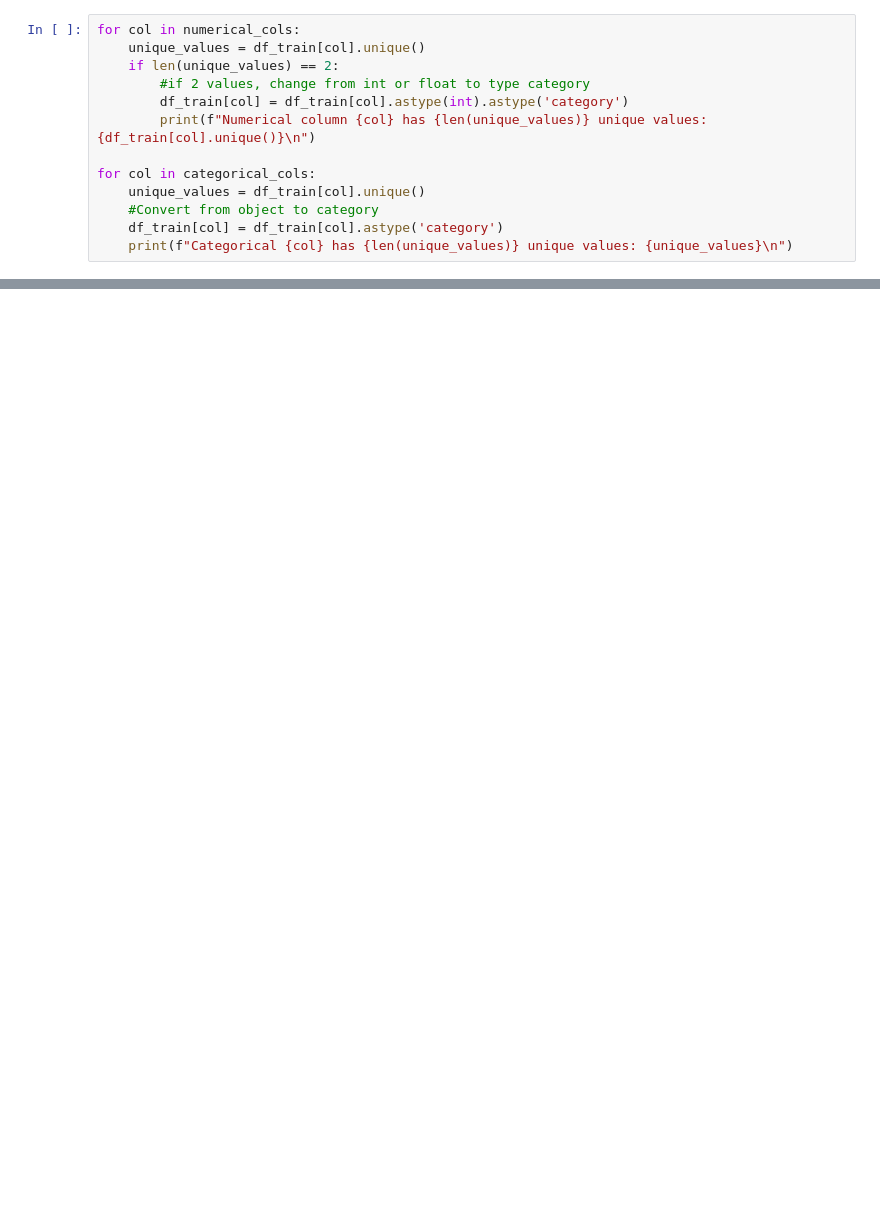
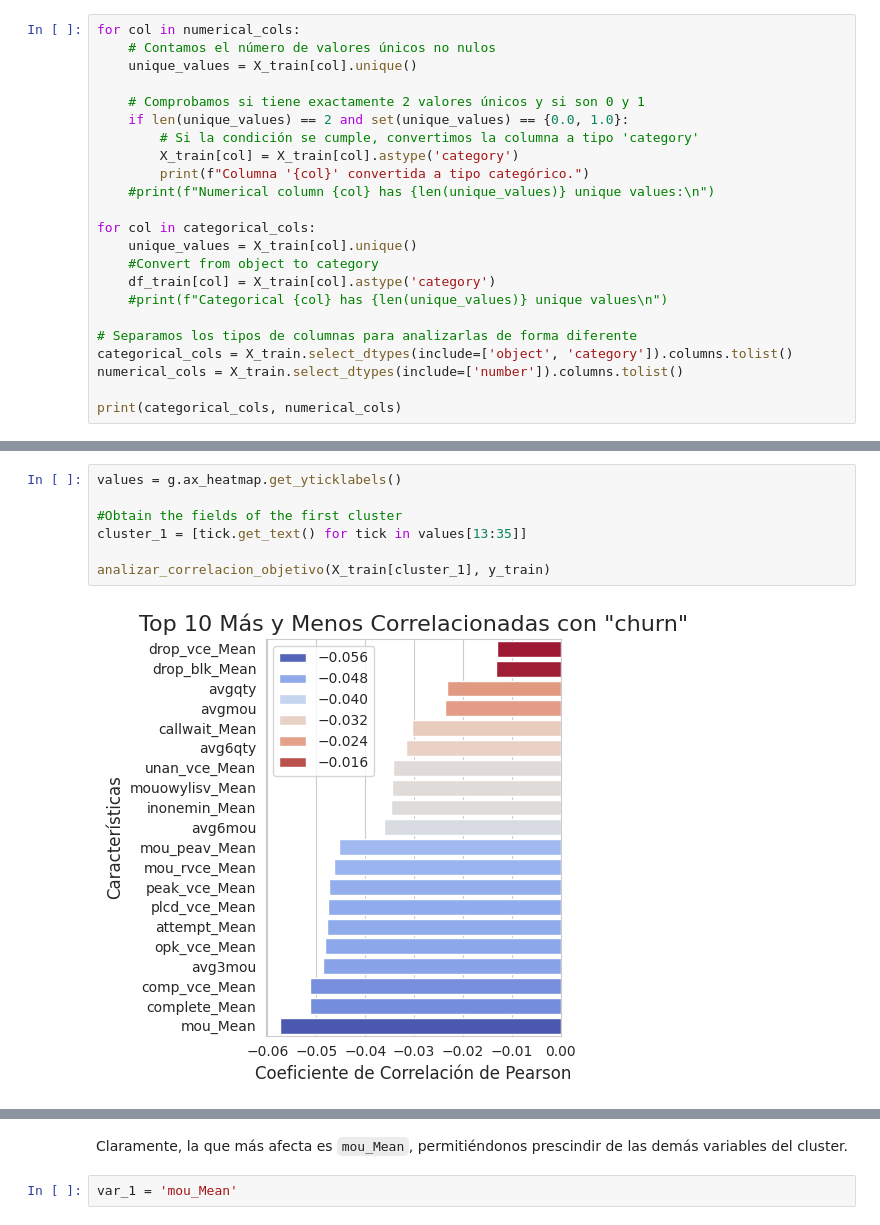
Before and after one commit to palomatm-phd/churn-estimation, a Jupyter notebook: notebooks/feature_engineering.ipynb, the cells around one changed output, grey strips where cells are left out. Saved outputs shown, nothing was run; the diff lists cells and outputs as text; blank space fills up the shorter version.

```diff
--- a/notebooks/feature_engineering.ipynb
+++ b/notebooks/feature_engineering.ipynb
@@ -39,15 +53,25 @@ Variables Numéricas (87): ['rev_Mean', 'mou_Mean', 'totmrc_Mean', 'da_Mean', 'o
 Variables Categóricas (21): ['new_cell', 'crclscod', 'asl_flag', 'prizm_social_one', 'area', 'dualband', 'refurb_new', 'hnd_webcap', 'ownrent', 'dwlltype', 'marital', 'infobase', 'HHstatin', 'dwllsize ...
 # %%
 for col in numerical_cols:
-    unique_values = df_train[col].unique()
-    if len(unique_values) == 2:
-        #if 2 values, change from int or float to type category
-        df_train[col] = df_train[col].astype(int).astype('category')
-        print(f"Numerical column {col} has {len(unique_values)} unique values: {df_train[col].unique()}\n")
+    # Contamos el número de valores únicos no nulos
+    unique_values = X_train[col].unique()
+
+    # Comprobamos si tiene exactamente 2 valores únicos y si son 0 y 1
+    if len(unique_values) == 2 and set(unique_values) == {0.0, 1.0}:
+        # Si la condición se cumple, convertimos la columna a tipo 'category'
+        X_train[col] = X_train[col].astype('category')
+        print(f"Columna '{col}' convertida a tipo categórico.")
+    #print(f"Numerical column {col} has {len(unique_values)} unique values:\n")
 
 for col in categorical_cols:
-    unique_values = df_train[col].unique()
+    unique_values = X_train[col].unique()
     #Convert from object to category
-    df_train[col] = df_train[col].astype('category')
-    print(f"Categorical {col} has {len(unique_values)} unique values: {unique_values}\n")
+    df_train[col] = X_train[col].astype('category')
+    #print(f"Categorical {col} has {len(unique_values)} unique values\n")
+
+# Separamos los tipos de columnas para analizarlas de forma diferente
+categorical_cols = X_train.select_dtypes(include=['object', 'category']).columns.tolist()
+numerical_cols = X_train.select_dtypes(include=['number']).columns.tolist()
+
+print(categorical_cols, numerical_cols)
 # %% [output]
@@ -74,0 +230,9 @@ len(df_train['Customer_ID'].unique())
+# %%
+values = g.ax_heatmap.get_yticklabels()
+
+#Obtain the fields of the first cluster
+cluster_1 = [tick.get_text() for tick in values[13:35]]
+
+analizar_correlacion_objetivo(X_train[cluster_1], y_train)
+# %% [output]
+[figure, added]
@@ -74,0 +256,4 @@ len(df_train['Customer_ID'].unique())
+# %% [markdown]
+Claramente, la que más afecta es `mou_Mean`, permitiéndonos prescindir de las demás variables del cluster.
+# %%
+var_1 = 'mou_Mean'
```
Also changed, not shown: parts of 58 cells of this notebook, 3 other files.
